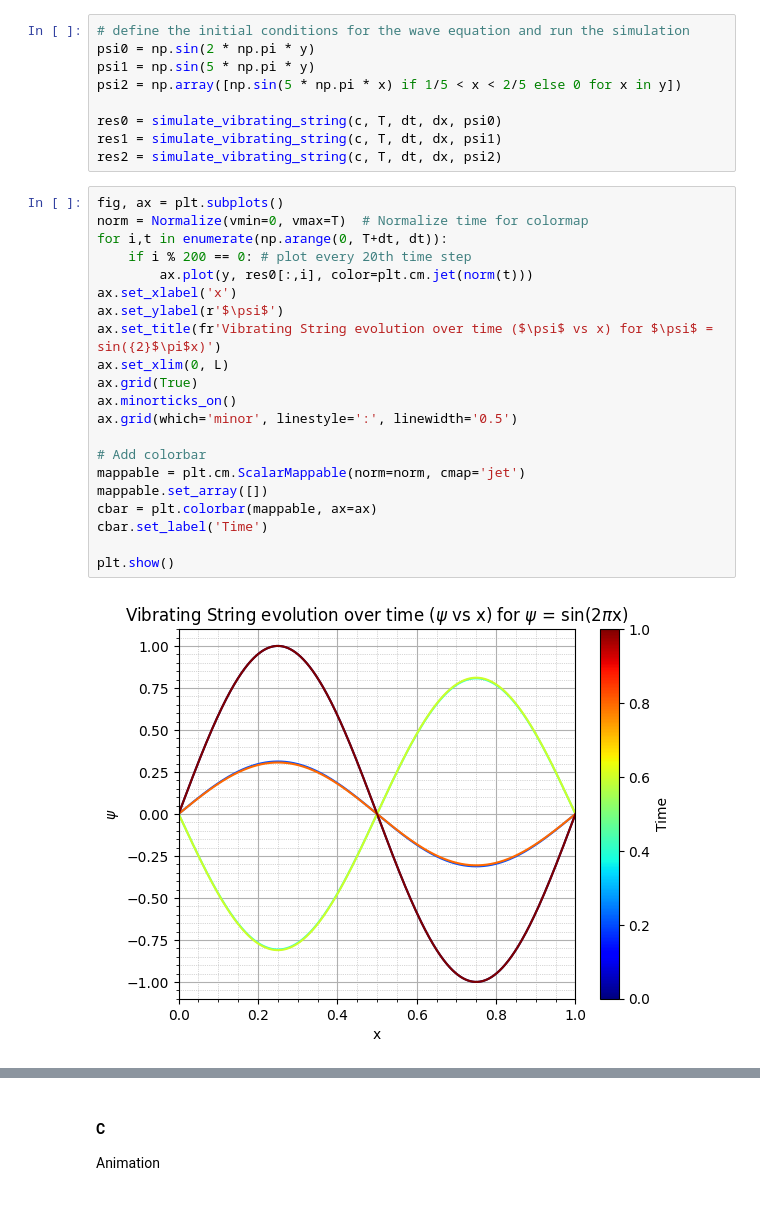
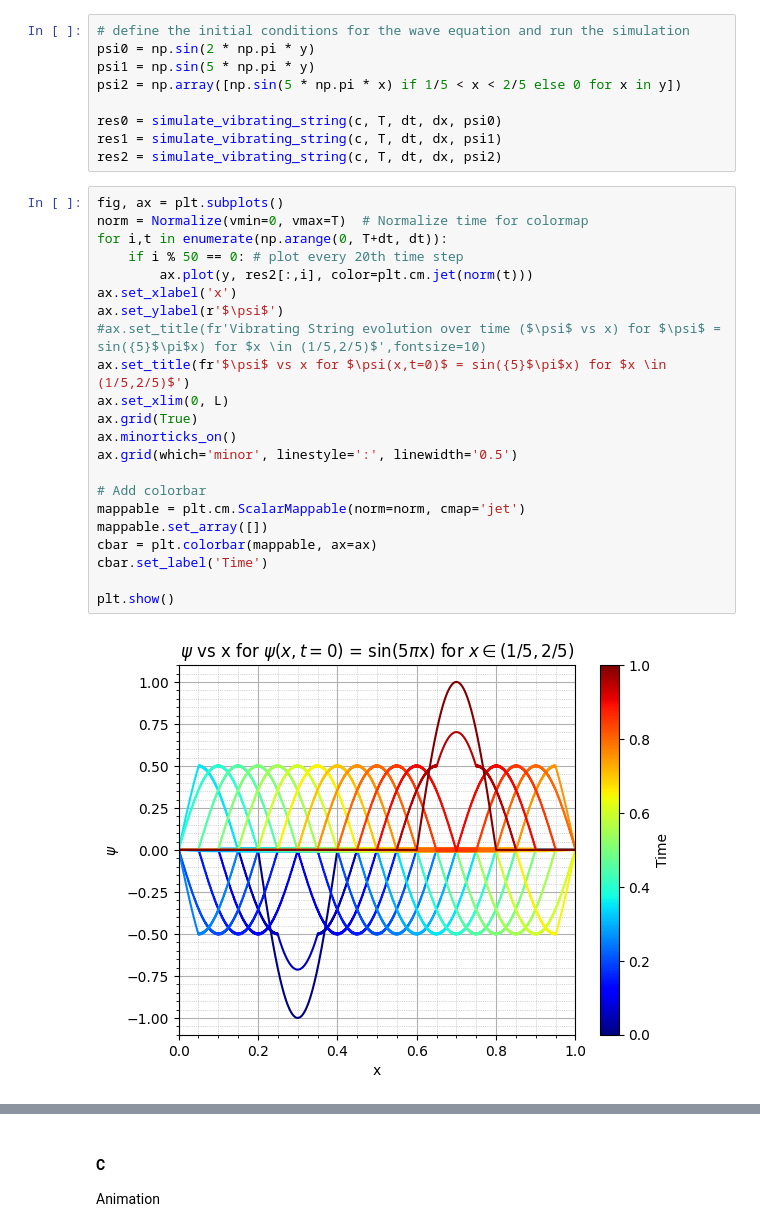
Before and after one commit to shreyaraghavendra/scientific-computing-group2, a Jupyter notebook: set1.ipynb, the cells around one changed output, grey strips where cells are left out. Cells and saved outputs as stored; diff of their text form.

```diff
--- a/set1.ipynb
+++ b/set1.ipynb
@@ -87,23 +87,24 @@ res2 = simulate_vibrating_string(c, T, dt, dx, psi2)
 # %%
 fig, ax = plt.subplots()
 norm = Normalize(vmin=0, vmax=T)  # Normalize time for colormap
 for i,t in enumerate(np.arange(0, T+dt, dt)):
-    if i % 200 == 0: # plot every 20th time step
-        ax.plot(y, res0[:,i], color=plt.cm.jet(norm(t)))
+    if i % 50 == 0: # plot every 20th time step
+        ax.plot(y, res2[:,i], color=plt.cm.jet(norm(t)))
 ax.set_xlabel('x')
 ax.set_ylabel(r'$\psi$')
-ax.set_title(fr'Vibrating String evolution over time ($\psi$ vs x) for $\psi$ = sin({2}$\pi$x)')
+#ax.set_title(fr'Vibrating String evolution over time ($\psi$ vs x) for $\psi$ = sin({5}$\pi$x) for $x \in (1/5,2/5)$',fontsize=10)
+ax.set_title(fr'$\psi$ vs x for $\psi(x,t=0)$ = sin({5}$\pi$x) for $x \in (1/5,2/5)$')
 ax.set_xlim(0, L)
 ax.grid(True)
 ax.minorticks_on()
 ax.grid(which='minor', linestyle=':', linewidth='0.5')
 
 # Add colorbar
 mappable = plt.cm.ScalarMappable(norm=norm, cmap='jet')
 mappable.set_array([])
 cbar = plt.colorbar(mappable, ax=ax)
 cbar.set_label('Time')
 
 plt.show()
 # %% [output]
-[figure, old version]
+[figure, new version]
```
Also changed, not shown: parts of 21 cells of this notebook, 6 other files.
